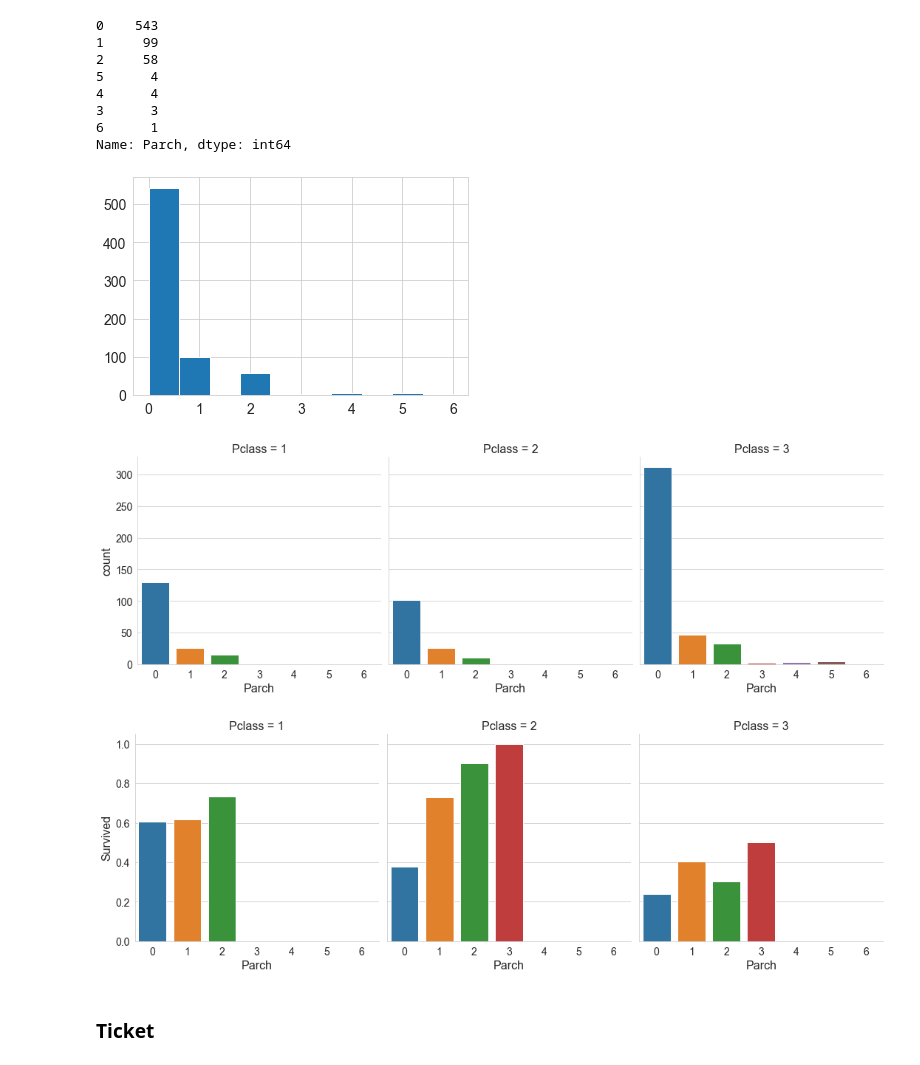
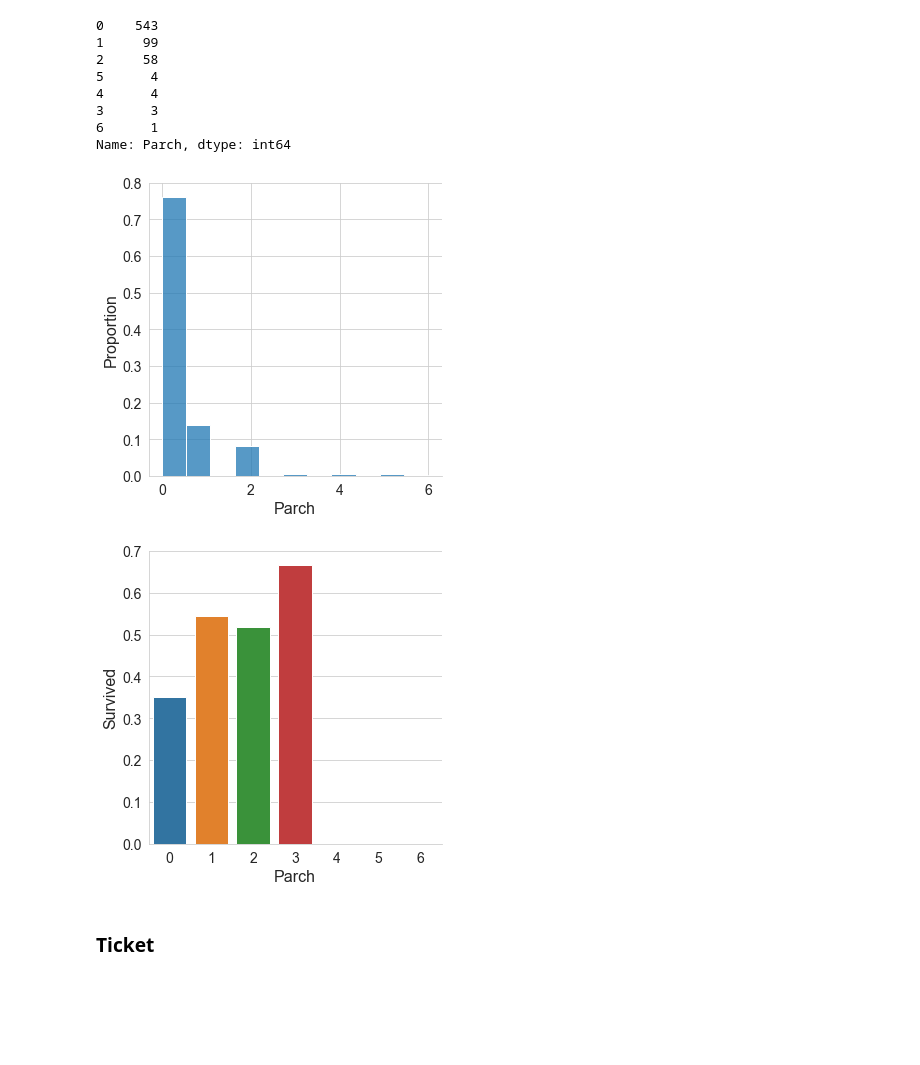
Before and after one commit to AlekseiBogachev/Titanic-Machine-Learning-from-Disaster, a Jupyter notebook: sources/Titanic-Machine-Learning-from-Disaster.ipynb, the cells around one changed output. Cells and saved outputs as stored; diff of their text form; code cells hidden in the pictures; blank space fills up the shorter version.

```diff
--- a/sources/Titanic-Machine-Learning-from-Disaster.ipynb
+++ b/sources/Titanic-Machine-Learning-from-Disaster.ipynb
@@ -658,5 +658,5 @@ plt.show()
 # %% [output]
 [figure]
 # %%
-exploratory_set['AgeGroup'] = pd.cut(exploratory_set.Age, 5, labels=list(range(5)))
+# exploratory_set['AgeGroup'] = pd.cut(exploratory_set.Age, 5, labels=list(range(5)))
 # %%
@@ -705,3 +673,3 @@ plt.show()
 # %%
-exploratory_set.AgeGroup = exploratory_set.AgeGroup.astype('float')
+# exploratory_set.AgeGroup = exploratory_set.AgeGroup.astype('float')
 # %%
@@ -824,20 +781,17 @@ exploratory_set.Parch.value_counts(dropna=False)
 6      1
 Name: Parch, dtype: int64
 # %%
-exploratory_set.Parch.hist()
+sns.displot(exploratory_set.Parch, stat='proportion', kde=False)
+# plt.savefig('../docs/images/parch_distribution.pdf', bbox_inches='tight')
 plt.show()
 # %% [output]
-[figure, old version]
+[figure, new version]
-# %%
-sns.catplot(data=exploratory_set, x='Parch', col='Pclass', kind='count', ci=None)
-plt.show()
-# %% [output]
-[figure, removed]
 # %%
-sns.catplot(data=exploratory_set, x='Parch', y='Survived', col='Pclass', kind='bar', ci=None)
+sns.catplot(data=exploratory_set, x='Parch', y='Survived', kind='bar', ci=None)
+# plt.savefig('../docs/images/parch_survival_rate.pdf', bbox_inches='tight')
 plt.show()
 # %% [output]
-[figure, old version]
+[figure, new version]
 # %% [markdown]
 ### Ticket
 # %%
```
Also changed, not shown: parts of 25 cells of this notebook, 13 other files.
